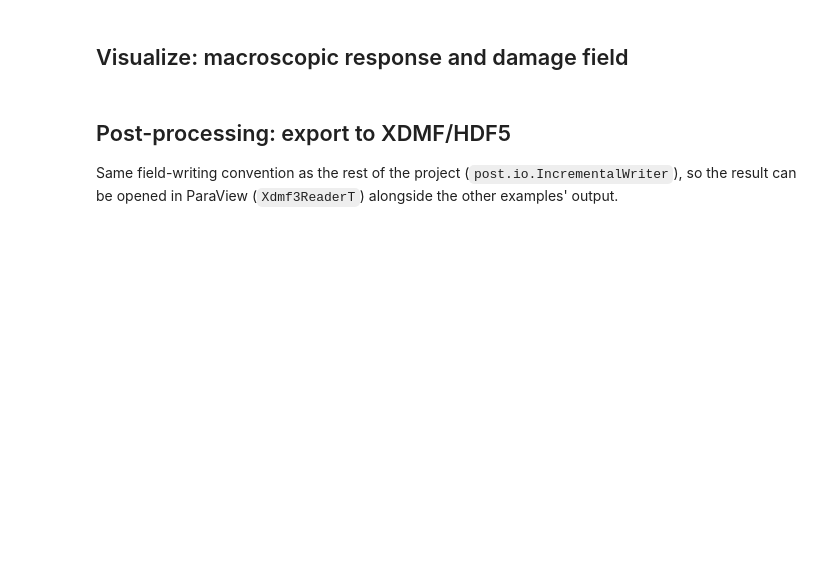
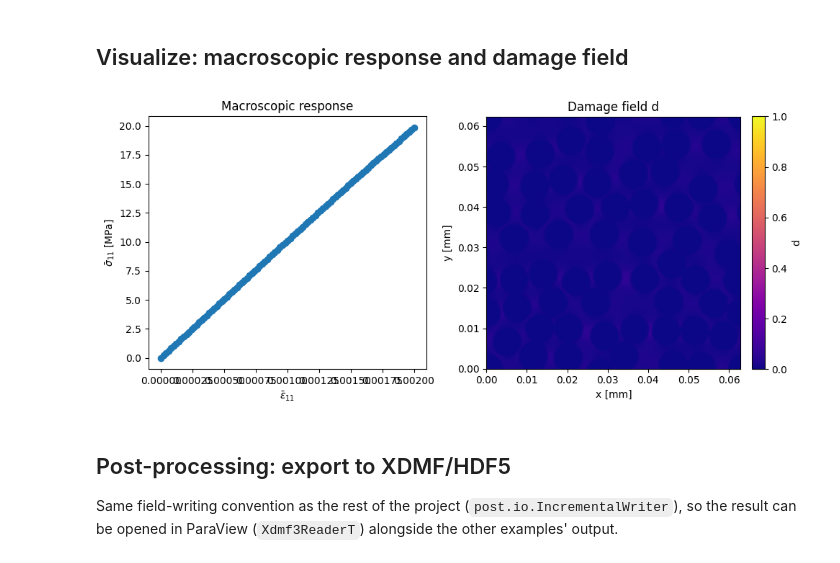
Before and after one commit to choROPeNt/FFTjax, a Jupyter notebook: notebooks/pff-damage.ipynb, the cells around one changed output. Saved outputs shown, nothing was run; the diff lists cells and outputs as text; code cells hidden in the pictures; blank space fills up the shorter version.

```diff
--- a/notebooks/pff-damage.ipynb
+++ b/notebooks/pff-damage.ipynb
@@ -219,26 +254,26 @@ print("\nPASSED -- mechanical CG converged at every accepted increment.")
 # %% [markdown]
 ## Visualize: macroscopic response and damage field
 # %%
-eps11 = [r.t * EPS_MAX for r in results]
-sigma11 = [float(jnp.mean(cast(FractureSolution, r.solution).sigma[0, 0])) for r in results]
+from post.fields import homogenize_response
+from utils.plotting import FieldPanel, ResponseCurve, imshow_panel, plot_homogenized_response
+
+eps11, sigma11 = homogenize_response(results, component=(0, 0))
 
 fig, axes = plt.subplots(1, 2, figsize=(10, 4.5))
 
-axes[0].plot([0] + eps11, [0] + sigma11, "o-")
-axes[0].set_xlabel(r"$\bar\varepsilon_{11}$")
-axes[0].set_ylabel(r"$\bar\sigma_{11}$ [MPa]")
-axes[0].set_title("Macroscopic response")
+plot_homogenized_response(
+    [ResponseCurve(eps11, sigma11)], ax=axes[0],
+    xlabel=r"$\bar\varepsilon_{11}$", ylabel=r"$\bar\sigma_{11}$ [MPa]",
+)
 
 d_grid = np.asarray(d_field).reshape(n)
-im = axes[1].imshow(d_grid[:, :, 0].T, origin="lower", vmin=0, vmax=1, cmap="plasma",
-                     extent=[0, n[0]*dx[0], 0, n[1]*dx[1]])
-axes[1].set_title("Damage field d")
-axes[1].set_xlabel("x [mm]")
-axes[1].set_ylabel("y [mm]")
-fig.colorbar(im, ax=axes[1], label="d")
+imshow_panel(axes[1], FieldPanel(d_grid[:, :, 0], "Damage field d", vmin=0, vmax=1, cbar_label="d"),
+             extent=[0, n[0]*dx[0], 0, n[1]*dx[1]])
 
 fig.tight_layout()
 plt.show()
+# %% [output]
+[figure, added]
 # %% [markdown]
 ## Post-processing: export to XDMF/HDF5
 
```
Also changed, not shown: parts of 6 cells of this notebook, 21 other files.
